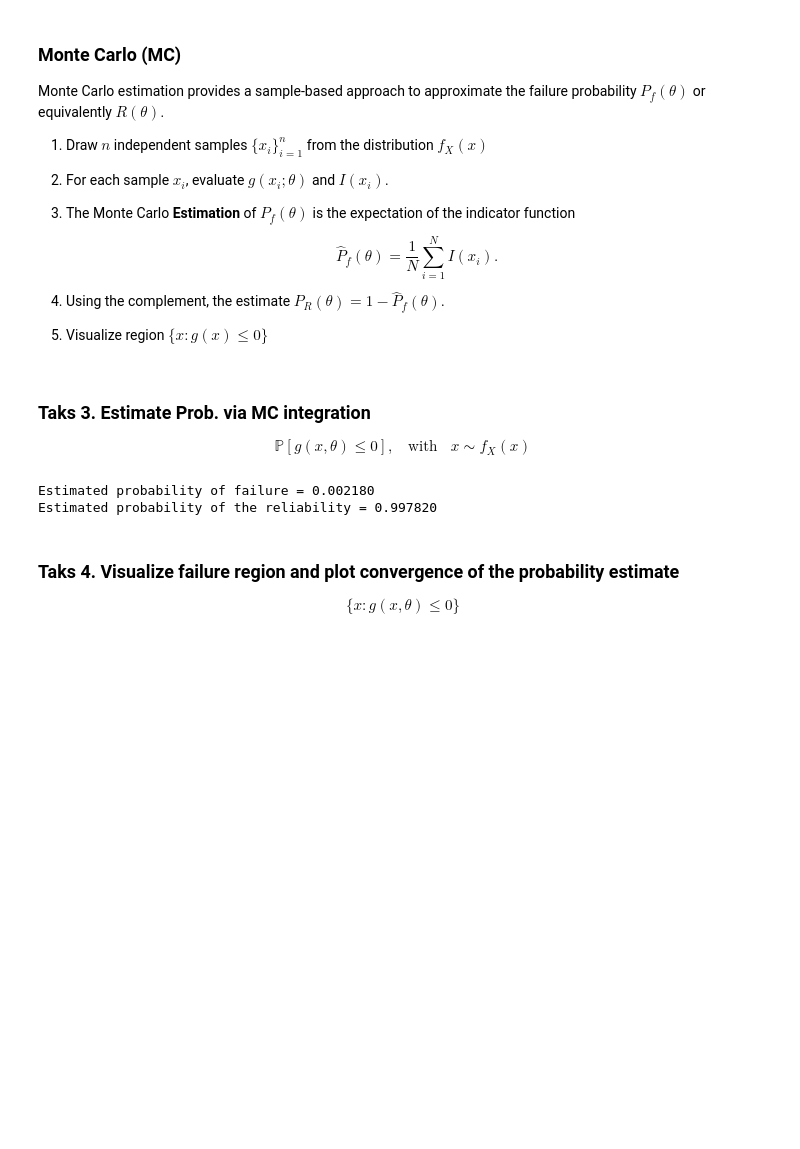
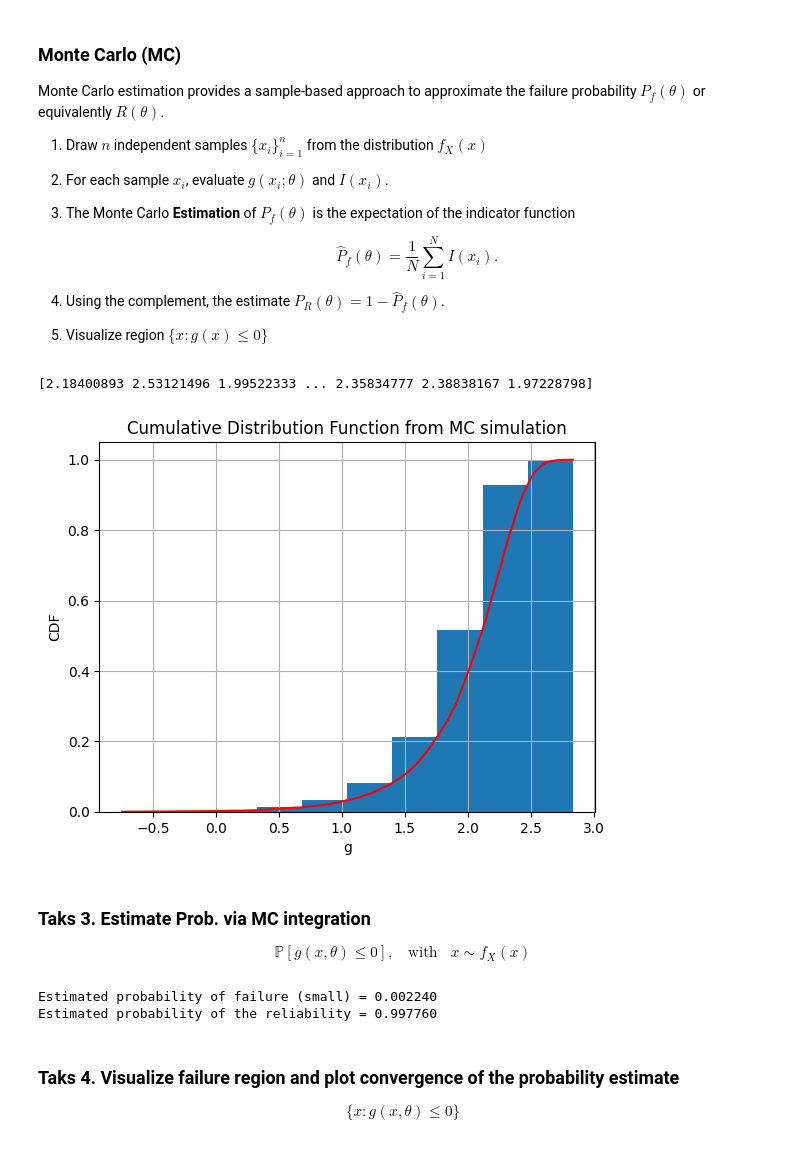
Before and after one commit to supsi-dacd-isaac/TeachDecisionMakingUncertainty, a Jupyter notebook: L05/MC_reliability_estimation_quadratic_fun.ipynb, the cells around one changed output. Drawn from its saved outputs; the diff is of its cells as text; code cells hidden in the pictures; blank space fills up the shorter version.

```diff
--- a/L05/MC_reliability_estimation_quadratic_fun.ipynb
+++ b/L05/MC_reliability_estimation_quadratic_fun.ipynb
@@ -150,7 +154,7 @@ def g_fun(x1, x2, theta = None):
     if theta is None:
       theta = [1, 1, 0.5]
 
-    return # COMPLETE CODE
+    return 2 - theta[0]*x1 + theta[1]*x2 + theta[2]* x1*x2
 
 # Define the Indicator Function I(x)
 def I_fun(x1, x2, theta = None):
@@ -161,7 +165,7 @@ def I_fun(x1, x2, theta = None):
     Returns:
         1 if g(x) <= 0 (failure), 0 otherwise.
     """
-    return [] # COMPLETE CODE
+    return g_fun(x1, x2, theta)<=0
 # %% [markdown]
 ### Taks 2. Estimate the distribution of $f_g$ with  $x \sim f_X(x)$ via MC simulation
 # %% [markdown]
@@ -188,16 +192,31 @@ Monte Carlo estimation provides a sample-based approach to approximate the failu
 # %%
 # Monte Carlo Estimation
 # 1. sample
-X, _, _ =  # COMPLETE...use the DGM to generate samples
-
+X, _, _ =   DGM(10_000) # COMPLETE...use the DGM to generate samples
 
 # 2. evalluate system response
-g_samples = [] # COMPLETE...
+g_samples =  g_fun(X[:,0], X[:,1])
 
 # 3. probability distribution of g_samples
 g_samples_sorted = np.sort(g_samples)
 n = len(g_samples)
 g_cdf_empirical = np.arange(1, n + 1) / n
+# %%
+g_sams = [g_fun(x[0],x[1]) for x in X]
+g_sams = np.array(g_sams)
+print(g_sams)
+# %% [output]
+[2.18400893 2.53121496 1.99522333 ... 2.35834777 2.38838167 1.97228798]
+# %%
+plt.hist(g_samples, cumulative=True, density=True)
+plt.plot(g_samples_sorted, g_cdf_empirical, c='r')
+plt.grid()
+plt.xlabel('g')
+plt.ylabel('CDF')
+plt.title('Cumulative Distribution Function from MC simulation')
+plt.show()
+# %% [output]
+[figure, added]
 # %% [markdown]
 ### Taks 3. Estimate Prob. via MC integration
 
@@ -205,22 +224,22 @@ $$\mathbb{P}[g(x,\theta) \leq 0], ~~~~\text{with}~~~~ x \sim f_X(x)$$
 # %%
 # Monte Carlo Estimation
 # 1. sample
-X, _, _ =  DGM(10_000)
+X, _, _ =  DGM(50_000)
 
 # 2. evalluate system response
-I_sams = # COMPLETE...
+I_sams = [I_fun(x[0],x[1]) for x in X]
 
 # 3. samples-based estimate
-mc_estimate_pof = # COMPLETE...Expetation of the indicator function
+mc_estimate_pof = np.mean(I_sams) # COMPLETE...Expetation of the indicator function
 
-print(f"Estimated probability of failure = {mc_estimate_pof:.6f}")
+print(f"Estimated probability of failure (small) = {mc_estimate_pof:.6f}")
 
 # 4. samples-based estimate
-mc_estimate_reliability = # COMPLETE... use complement rule
+mc_estimate_reliability = 1- mc_estimate_pof # COMPLETE... use complement rule
 print(f"Estimated probability of the reliability = {mc_estimate_reliability:.6f}")
 # %% [output]
-Estimated probability of failure = 0.002180
-Estimated probability of the reliability = 0.997820
+Estimated probability of failure (small) = 0.002240
+Estimated probability of the reliability = 0.997760
 # %% [markdown]
 
 ### Taks 4. Visualize failure region and plot convergence of the probability estimate
```
Also changed, not shown: parts of 3 cells of this notebook.
